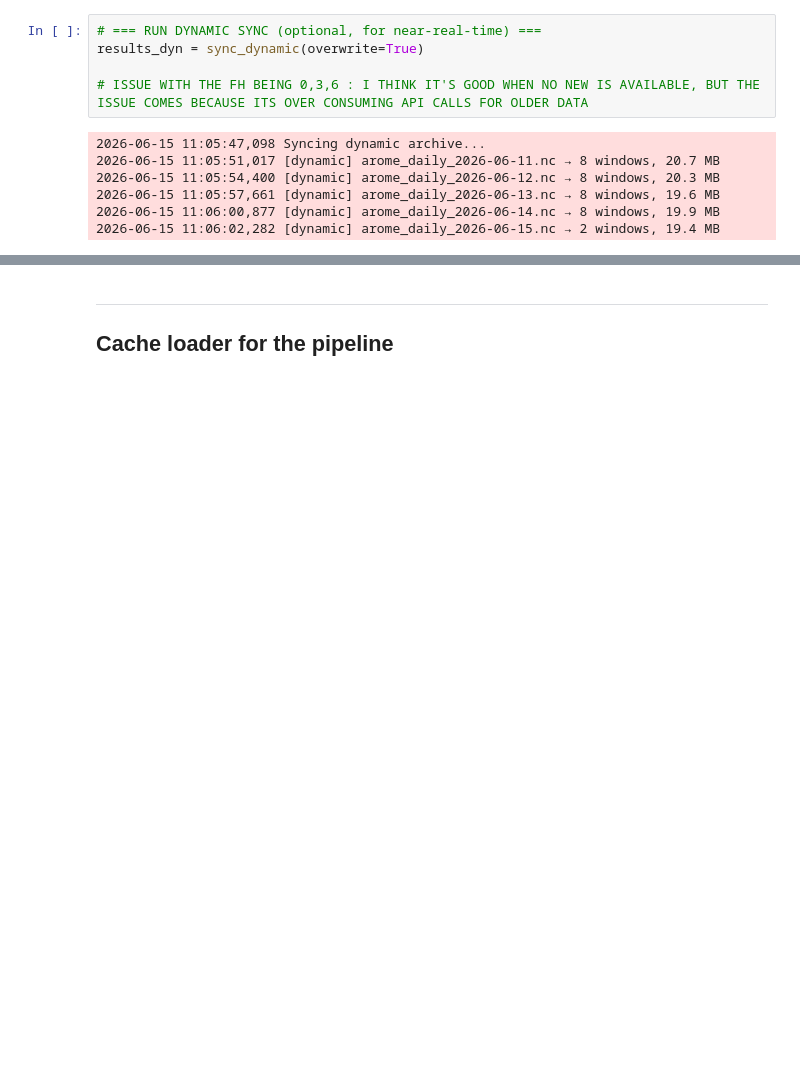
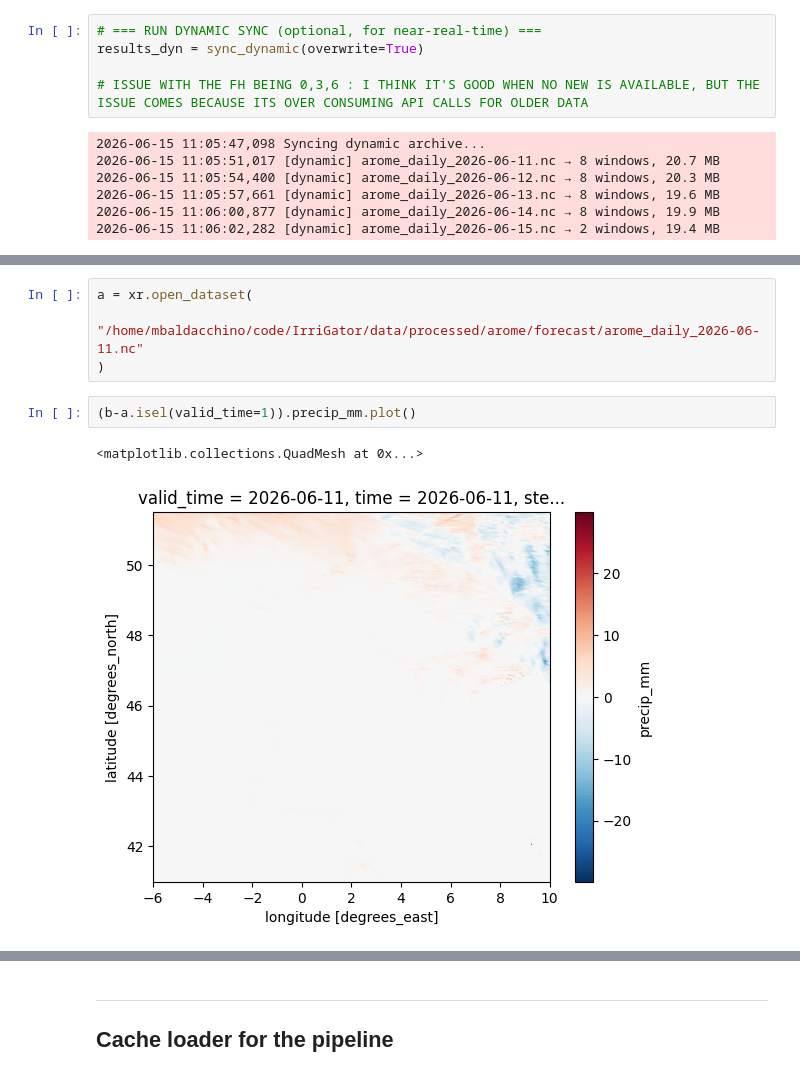
Before and after one commit to Catmosphere314/IrriGator, a Jupyter notebook: notebook/88_arome_fetch_FR.ipynb, the cells around one changed output, grey strips where cells are left out. Saved outputs shown, nothing was run; the diff lists cells and outputs as text; blank space fills up the shorter version.

```diff
--- a/notebook/88_arome_fetch_FR.ipynb
+++ b/notebook/88_arome_fetch_FR.ipynb
@@ -585,0 +859,9 @@ results_dyn = sync_dynamic(overwrite=True)
+# %%
+a = xr.open_dataset(
+    "/home/mbaldacchino/code/IrriGator/data/processed/arome/forecast/arome_daily_2026-06-11.nc"
+)
+# %%
+(b-a.isel(valid_time=1)).precip_mm.plot()
+# %% [output]
+<matplotlib.collections.QuadMesh at 0x...>
+[figure, added]
```
Also changed, not shown: parts of 18 cells of this notebook.
